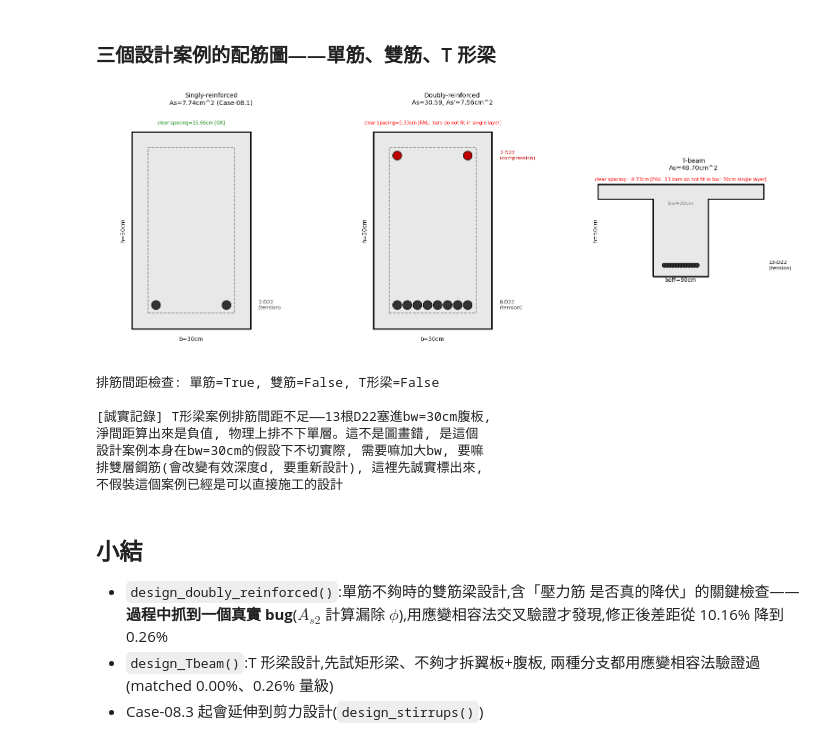
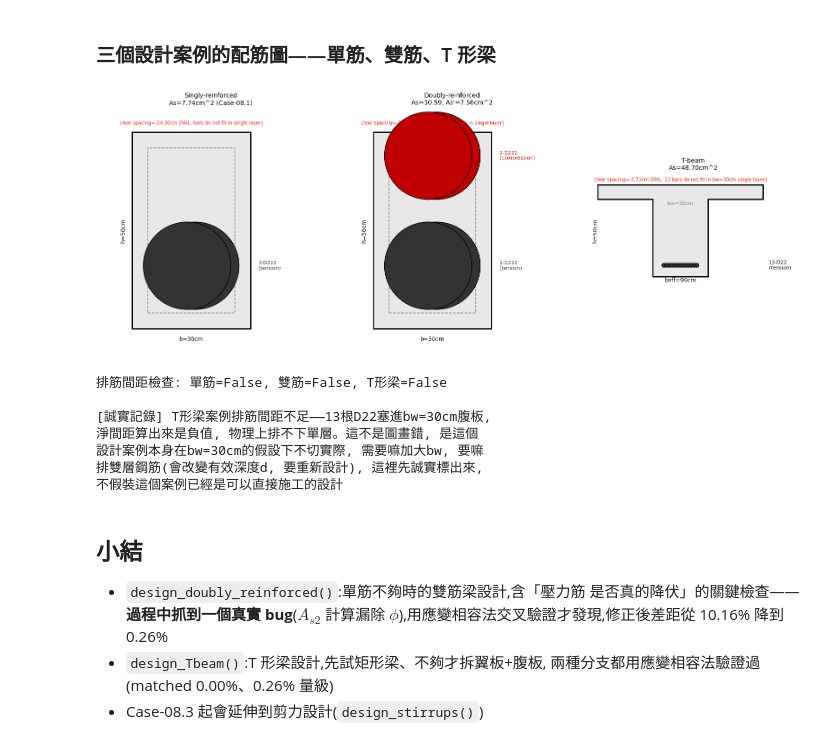
Before and after one commit to zhixiu0223/taiwan-seismic-code-calc, a Jupyter notebook: notebooks/case08_2_doubly_reinforced_Tbeam.ipynb, the cells around one changed output. Saved outputs shown, nothing was run; the diff lists cells and outputs as text; code cells hidden in the pictures.

```diff
--- a/notebooks/case08_2_doubly_reinforced_Tbeam.ipynb
+++ b/notebooks/case08_2_doubly_reinforced_Tbeam.ipynb
@@ -411,34 +242,34 @@ draw_rc_section(), draw_Tbeam_section() 定義完成
 # %%
 fig, axes = plt.subplots(1, 3, figsize=(16,6.5))
 
 # 案例1: 08.1的單筋設計結果(這裡重新叫一次08.1的design_rebar邏輯示意, 用已知的7.74cm^2)
 _, ok1 = draw_rc_section(30, 50, 4.0, 7.74, 22.2,
                            title="Singly-reinforced\nAs=7.74cm^2 (Case-08.1)", ax=axes[0])
 
 # 案例2: 08.2雙筋設計結果, 直接用r(第2課算出來的實際dict)
 _, ok2 = draw_rc_section(30, 50, 4.0, r['As_total'], 22.2,
                            As_prime_cm2=r['As_prime'], d_prime_cm=6.0,
                            title=f"Doubly-reinforced\nAs={r['As_total']:.2f}, As'={r['As_prime']:.2f}cm^2",
                            ax=axes[1])
 
 # 案例3: 08.2 T形梁設計結果, 直接用rB(第4課算出來的實際dict)
 _, ok3 = draw_Tbeam_section(bw_cm=rB['bw'], beff_cm=rB['beff'], hf_cm=rB['hf'], h_cm=50,
-                              cover_cm=4.0, As_total_cm2=rB['As_total'], bar_diameter_mm=22.2,
+                              cover_cm=4.0, As_total_cm2=rB['As_total'], bar_diameter_cm=2.22,
                               title=f"T-beam\nAs={rB['As_total']:.2f}cm^2", ax=axes[2])
 
 plt.tight_layout()
 plt.show()
 
 print(f"排筋間距檢查: 單筋={ok1}, 雙筋={ok2}, T形梁={ok3}")
 if not ok3:
     print("\n[誠實記錄] T形梁案例排筋間距不足——13根D22塞進bw=30cm腹板,")
     print("淨間距算出來是負值, 物理上排不下單層。這不是圖畫錯, 是這個")
     print("設計案例本身在bw=30cm的假設下不切實際, 需要嘛加大bw, 要嘛")
     print("排雙層鋼筋(會改變有效深度d, 要重新設計), 這裡先誠實標出來,")
     print("不假裝這個案例已經是可以直接施工的設計")
 # %% [output]
-[figure, old version]
+[figure, new version]
-排筋間距檢查: 單筋=True, 雙筋=False, T形梁=False
+排筋間距檢查: 單筋=False, 雙筋=False, T形梁=False
 
 [誠實記錄] T形梁案例排筋間距不足——13根D22塞進bw=30cm腹板,
 淨間距算出來是負值, 物理上排不下單層。這不是圖畫錯, 是這個
```
Also changed, not shown: parts of 3 cells of this notebook, 2 other files.
